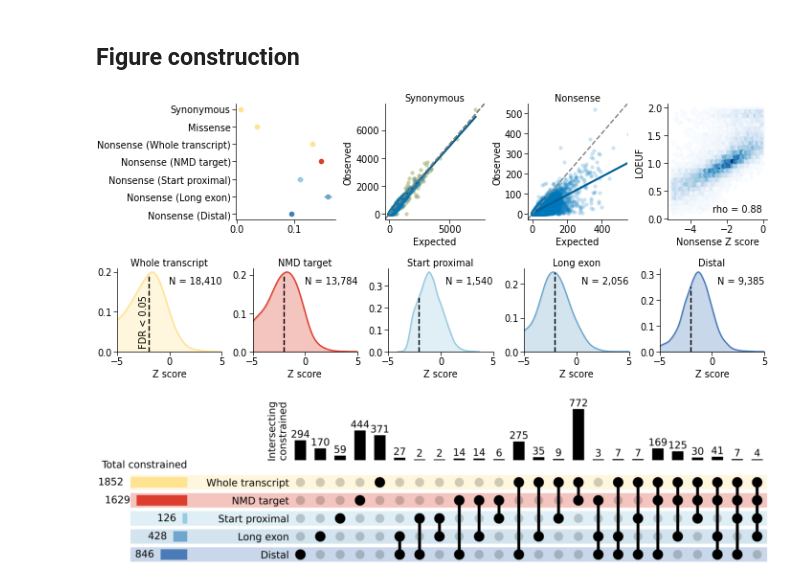
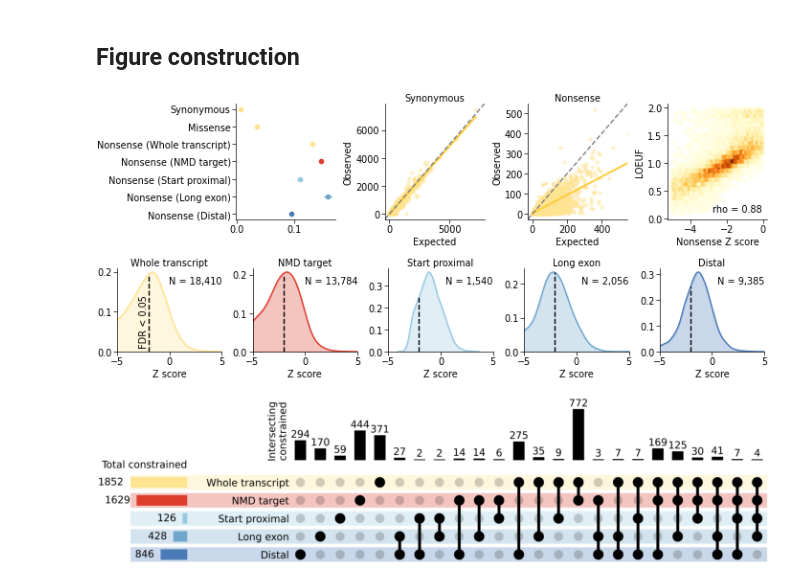
Before and after one commit to alexblakes/regional_nonsense_constraint, a Jupyter notebook: notebooks/figures/fig_02/fig_02.ipynb, the cells around one changed output. Saved outputs shown, nothing was run; the diff lists cells and outputs as text; code cells hidden in the pictures.

Commit message:
Save figure 2

```diff
--- a/notebooks/figures/fig_02/fig_02.ipynb
+++ b/notebooks/figures/fig_02/fig_02.ipynb
@@ -78,48 +75,41 @@ for i, row in maps.iterrows():
         ax=ax_maps, y=row["csq"], x=row["maps"], xerr=row["ci95"], color=maps_palette[i]
     )
 
-## Synonymous OE plot
-oe_plots.oe(
-    synonymous_oe,
-    ax=ax_oe_syn,
-    color=regions_palette.transcript,
-    # scatter_kws=dict(alpha=0.5),
-    # line_kws=dict(color=vis.adjust_lightness(regions_palette.transcript, 0.8)),
-)
-oe_plots.add_x_eq_y_line(ax=ax_oe_syn)
-oe_plots.axis_labels(ax=ax_oe_syn, title="Synonymous")
-
-## Nonsense OE plot
+## Synonymous and nonsense OE plots
 for df, ax, title in zip(
     [synonymous_oe, nonsense_oe], [ax_oe_syn, ax_oe_non], ["Synonymous", "Nonsense"]
 ):
     oe_plots.oe(
         df,
         ax=ax,
-        color=default_palette.blue,
-        scatter_kws=dict(alpha=0.2),
-        line_kws=dict(color=vis.adjust_lightness(default_palette.blue, 0.8)),
+        color=regions_palette.transcript,
+        scatter_kws=dict(alpha=0.5),
+        line_kws=dict(color=vis.adjust_lightness(regions_palette.transcript, 0.8)),
     )
     oe_plots.add_x_eq_y_line(ax=ax)
     oe_plots.axis_labels(ax=ax, title=title)
 
 ## Z vs LOEUF plot
-z_loeuf_plots.hexbin(z_loeuf, ax=ax_z_loeuf, cmap="Blues", zmin=-5, zmax=0)
+z_loeuf_plots.hexbin(z_loeuf, ax=ax_z_loeuf, cmap="YlOrBr", zmin=-5, zmax=0)
 z_loeuf_plots.axis_labels(ax=ax_z_loeuf)
 z_loeuf_plots.add_rho(0.88, ax=ax_z_loeuf)
 
 ## Z score distributions
 for df, ax, colour, title, fdr_label in zip(
     [z_transcript, z_nmd_target, z_start_proximal, z_long_exon, z_distal],
     axs_middle,
     regions_palette,
     C.REGION_LABELS,
     ["FDR < 0.05"] + [""] * 4,
 ):
     z_dist_plots.z_dist(df, ax, color=colour,)
     z_dist_plots.fill_kde(ax, color=colour, alpha=0.3)
     z_dist_plots.fdr_line(df, ax, label=fdr_label)
     z_dist_plots.add_count(df, ax)
     z_dist_plots.axis_labels(title, ax=ax)
+
+# Save figure
+plt.savefig("data/plots/figures/fig_02.svg")
+plt.savefig("data/plots/figures/fig_02.png", dpi=1000)
 # %% [output]
-[figure, old version]
+[figure, new version]
```
Also changed, not shown: parts of 1 cell of this notebook, 1 other file.
